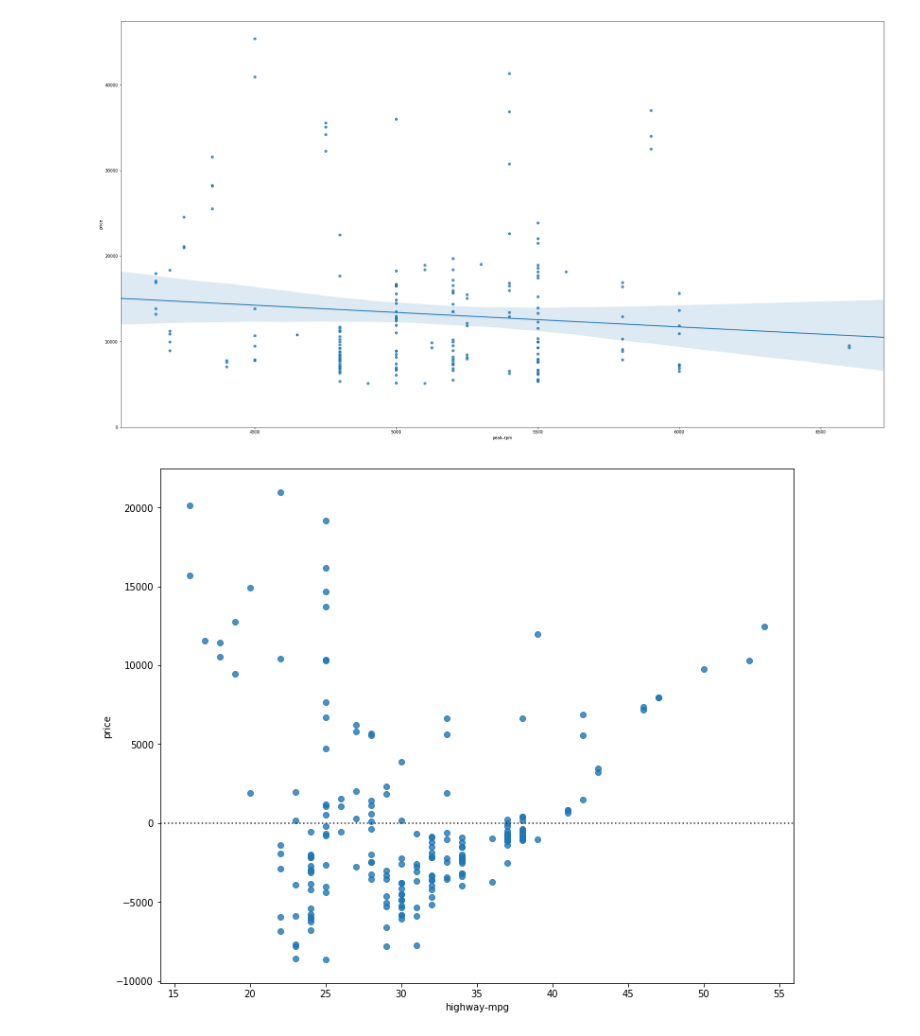
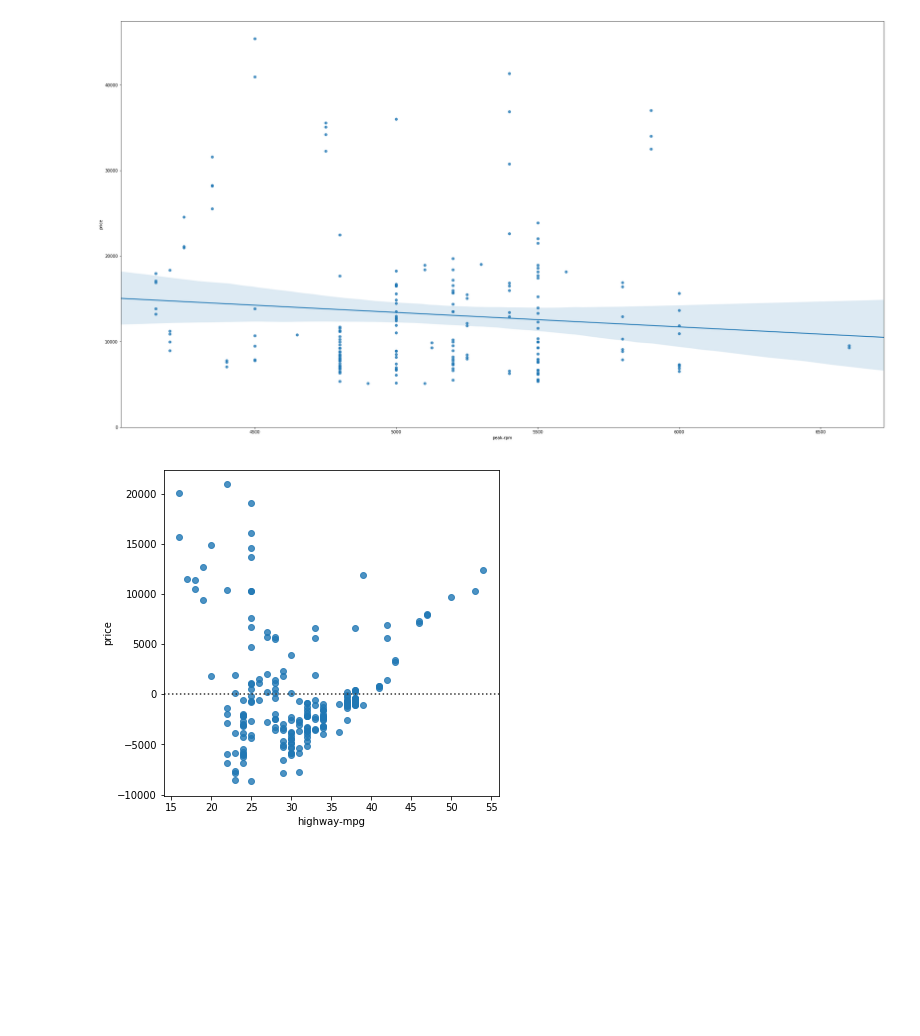
Before and after one commit to GAURAB10/python1, a Jupyter notebook: Data Analysis with Python-mod4.ipynb, the cells around one changed output. Drawn from its saved outputs; the diff is of its cells as text; code cells hidden in the pictures; blank space fills up the shorter version.

```diff
--- a/Data Analysis with Python-mod4.ipynb
+++ b/Data Analysis with Python-mod4.ipynb
@@ -135,13 +138,13 @@ We look at the spread of the residuals:
 appropriate for the data. Why is that? Randomly spread out residuals means that the variance is constant,
 and thus the linear model is a good fit for this data.
 # %%
-width = 12
-height = 10
+width = 6
+height = 6
 plt.figure(figsize=(width, height))
 sns.residplot(df['highway-mpg'], df['price'])
 plt.show()
 # %% [output]
-[figure, old version]
+[figure, new version]
 # %%
 Y_hat = lm.predict(Z)
 # %%
```
Also changed, not shown: parts of 26 cells of this notebook.
